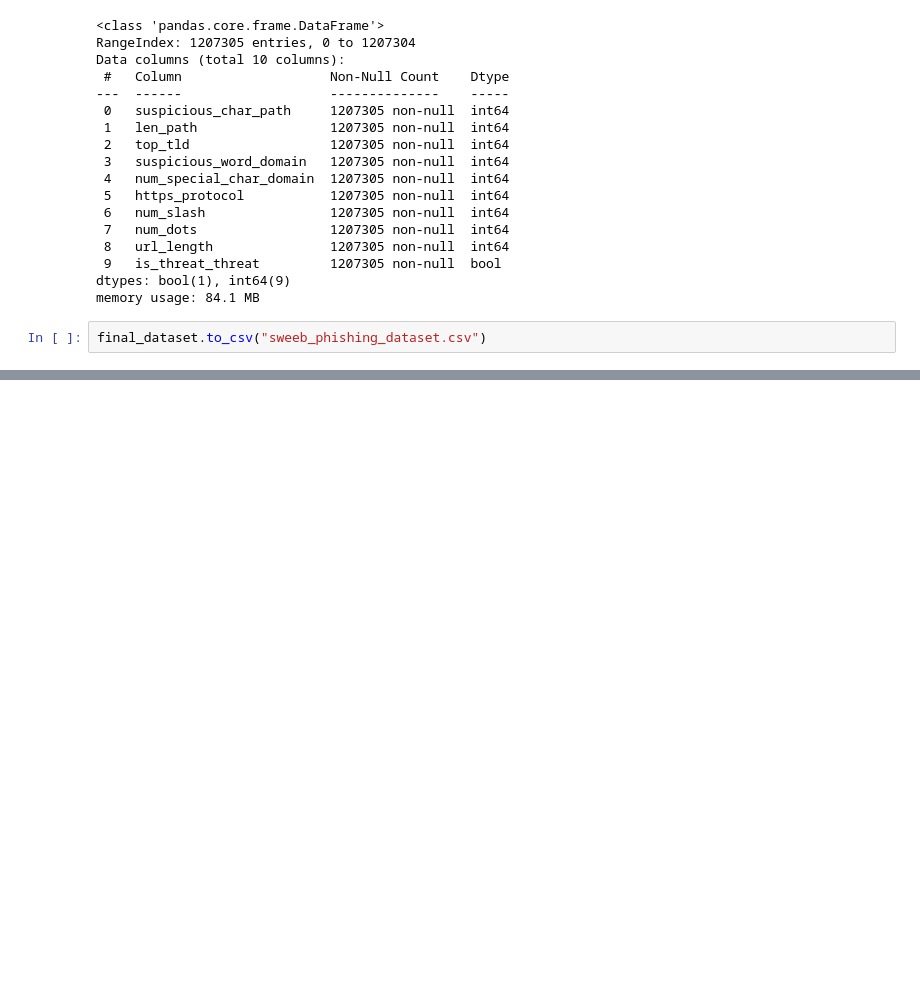
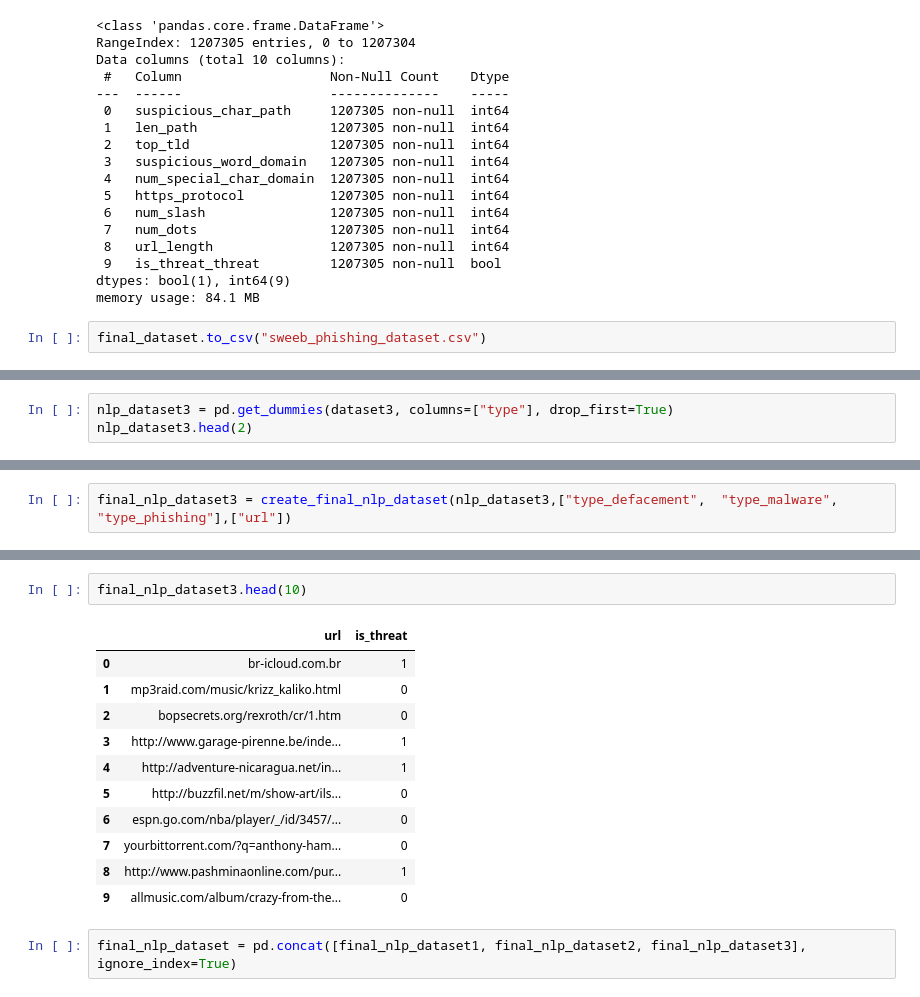
Before and after one commit to CprALin/JupyterNotebooks, a Jupyter notebook: sweeb_phishing_datasets.ipynb, the cells around one changed output, grey strips where cells are left out. Saved outputs shown, nothing was run; the diff lists cells and outputs as text; blank space fills up the shorter version.

```diff
--- a/sweeb_phishing_datasets.ipynb
+++ b/sweeb_phishing_datasets.ipynb
@@ -537,0 +718,3 @@ final_dataset.to_csv("sweeb_phishing_dataset.csv")
+# %%
+nlp_dataset3 = pd.get_dummies(dataset3, columns=["type"], drop_first=True)
+nlp_dataset3.head(2)
@@ -537,0 +725,2 @@ final_dataset.to_csv("sweeb_phishing_dataset.csv")
+# %%
+final_nlp_dataset3 = create_final_nlp_dataset(nlp_dataset3,["type_defacement",	"type_malware",	"type_phishing"],["url"])
@@ -537,0 +739,16 @@ final_dataset.to_csv("sweeb_phishing_dataset.csv")
+# %%
+final_nlp_dataset3.head(10)
+# %% [output]
+|  | url | is_threat |
+| 0 | br-icloud.com.br | 1 |
+| 1 | mp3raid.com/music/krizz_kaliko.html | 0 |
+| 2 | bopsecrets.org/rexroth/cr/1.htm | 0 |
+| 3 | http://www.garage-pirenne.be/inde... | 1 |
+| 4 | http://adventure-nicaragua.net/in... | 1 |
+| 5 | http://buzzfil.net/m/show-art/ils... | 0 |
+| 6 | espn.go.com/nba/player/_/id/3457/... | 0 |
+| 7 | yourbittorrent.com/?q=anthony-ham... | 0 |
+| 8 | http://www.pashminaonline.com/pur... | 1 |
+| 9 | allmusic.com/album/crazy-from-the... | 0 |
+# %%
+final_nlp_dataset = pd.concat([final_nlp_dataset1, final_nlp_dataset2, final_nlp_dataset3], ignore_index=True)
```
Also changed, not shown: parts of 27 cells of this notebook.
